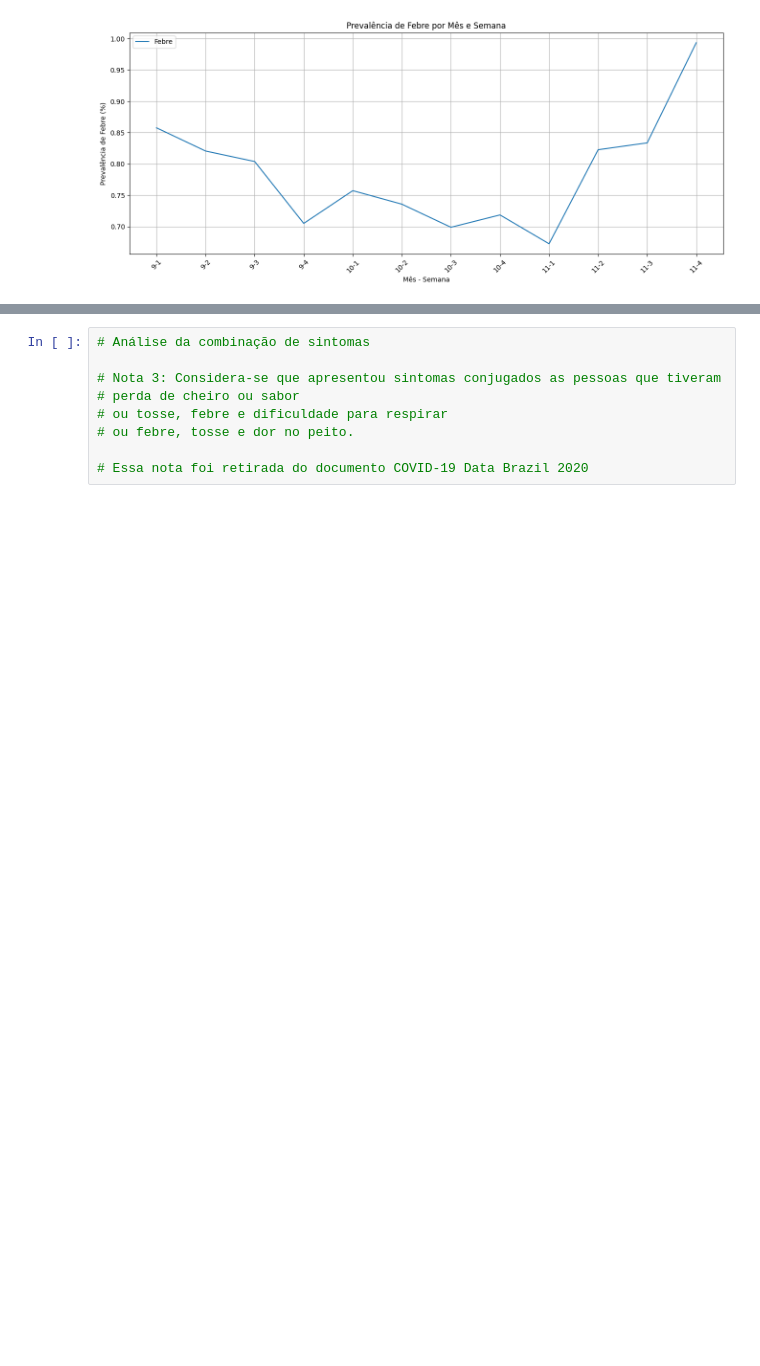
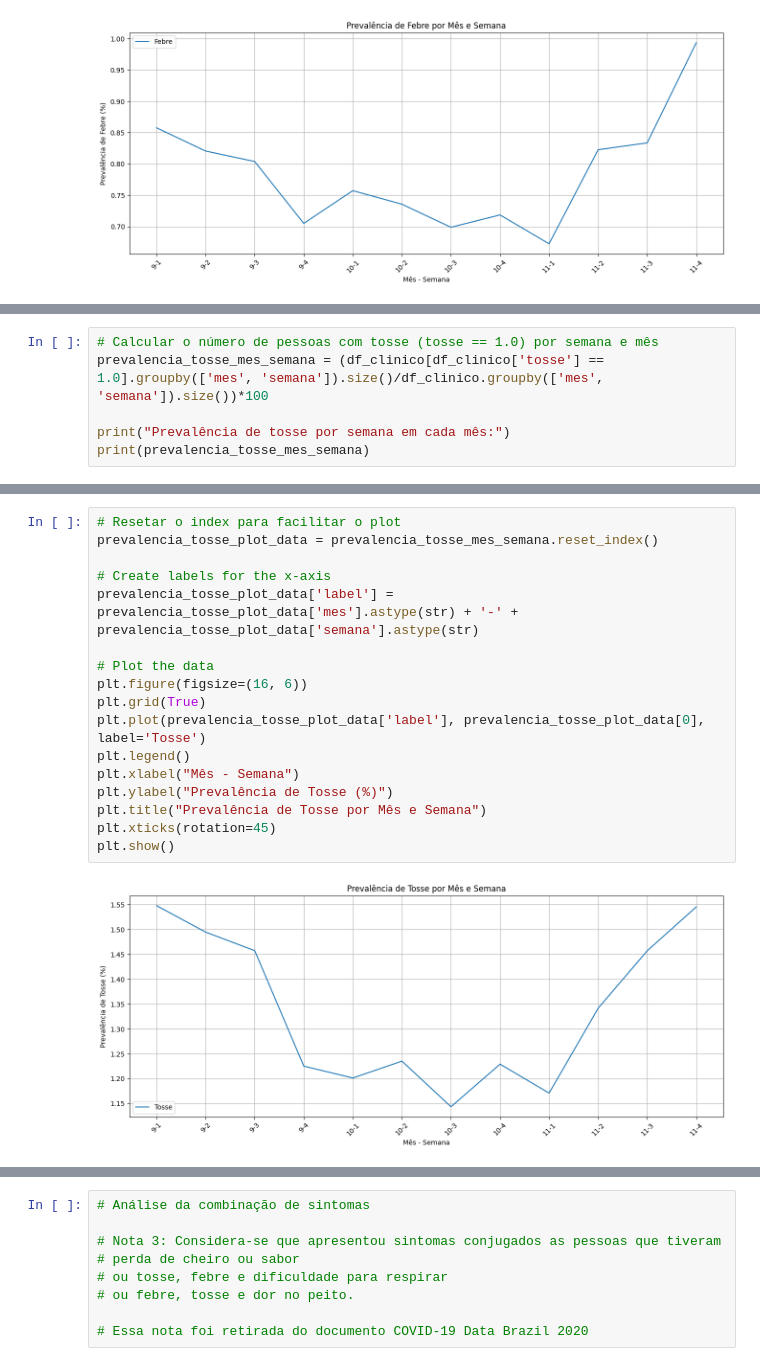
Before and after one commit to jaqueantunes/covid_pos, a Jupyter notebook: pos_T3.ipynb, the cells around one changed output, grey strips where cells are left out. Drawn from its saved outputs; the diff is of its cells as text; blank space fills up the shorter version.

Commit message:
Adição de prevalência de mais sintomas individualmente

```diff
--- a/pos_T3.ipynb
+++ b/pos_T3.ipynb
@@ -316,0 +327,6 @@ plt.show()
+# %%
+# Calcular o número de pessoas com tosse (tosse == 1.0) por semana e mês
+prevalencia_tosse_mes_semana = (df_clinico[df_clinico['tosse'] == 1.0].groupby(['mes', 'semana']).size()/df_clinico.groupby(['mes', 'semana']).size())*100
+
+print("Prevalência de tosse por semana em cada mês:")
+print(prevalencia_tosse_mes_semana)
@@ -316,0 +349,19 @@ plt.show()
+# %%
+# Resetar o index para facilitar o plot
+prevalencia_tosse_plot_data = prevalencia_tosse_mes_semana.reset_index()
+
+# Create labels for the x-axis
+prevalencia_tosse_plot_data['label'] = prevalencia_tosse_plot_data['mes'].astype(str) + '-' + prevalencia_tosse_plot_data['semana'].astype(str)
+
+# Plot the data
+plt.figure(figsize=(16, 6))
+plt.grid(True)
+plt.plot(prevalencia_tosse_plot_data['label'], prevalencia_tosse_plot_data[0], label='Tosse')
+plt.legend()
+plt.xlabel("Mês - Semana")
+plt.ylabel("Prevalência de Tosse (%)")
+plt.title("Prevalência de Tosse por Mês e Semana")
+plt.xticks(rotation=45)
+plt.show()
+# %% [output]
+[figure, added]
```
Also changed, not shown: parts of 17 cells of this notebook.
